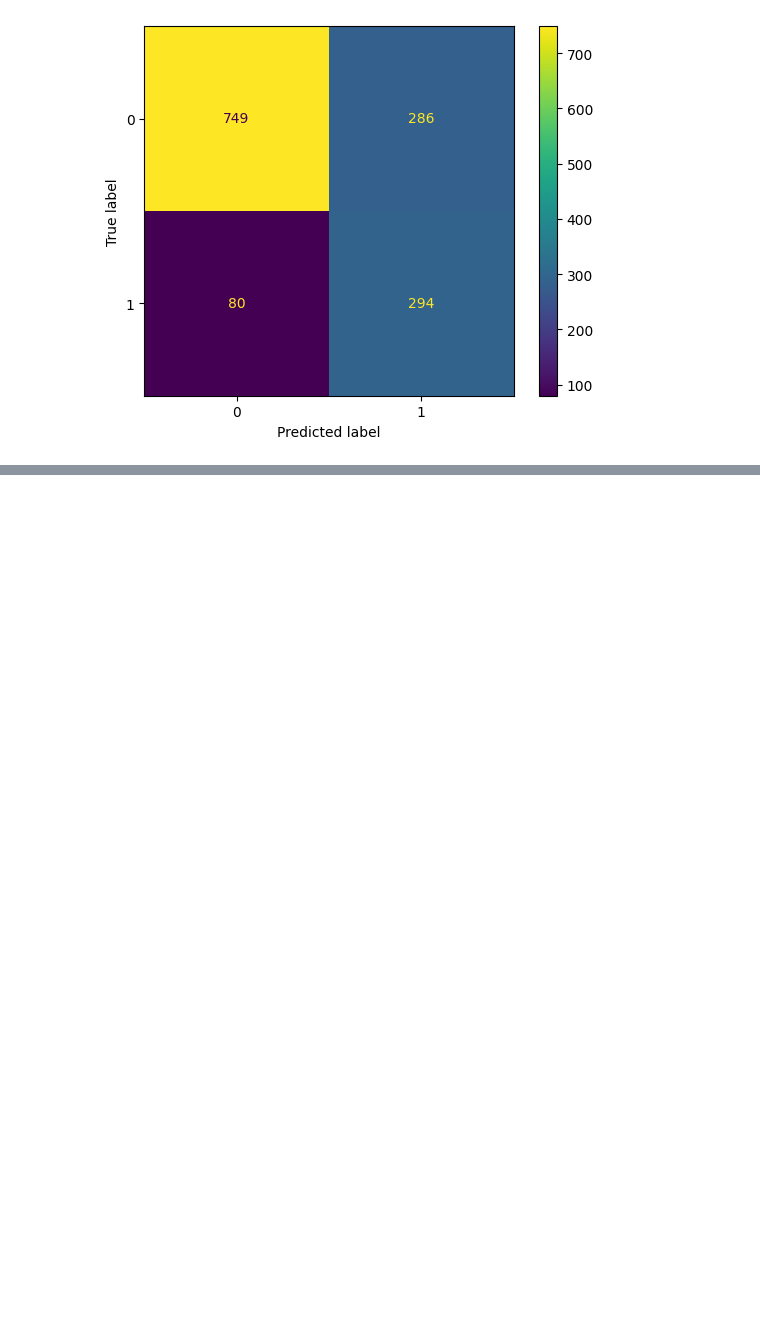
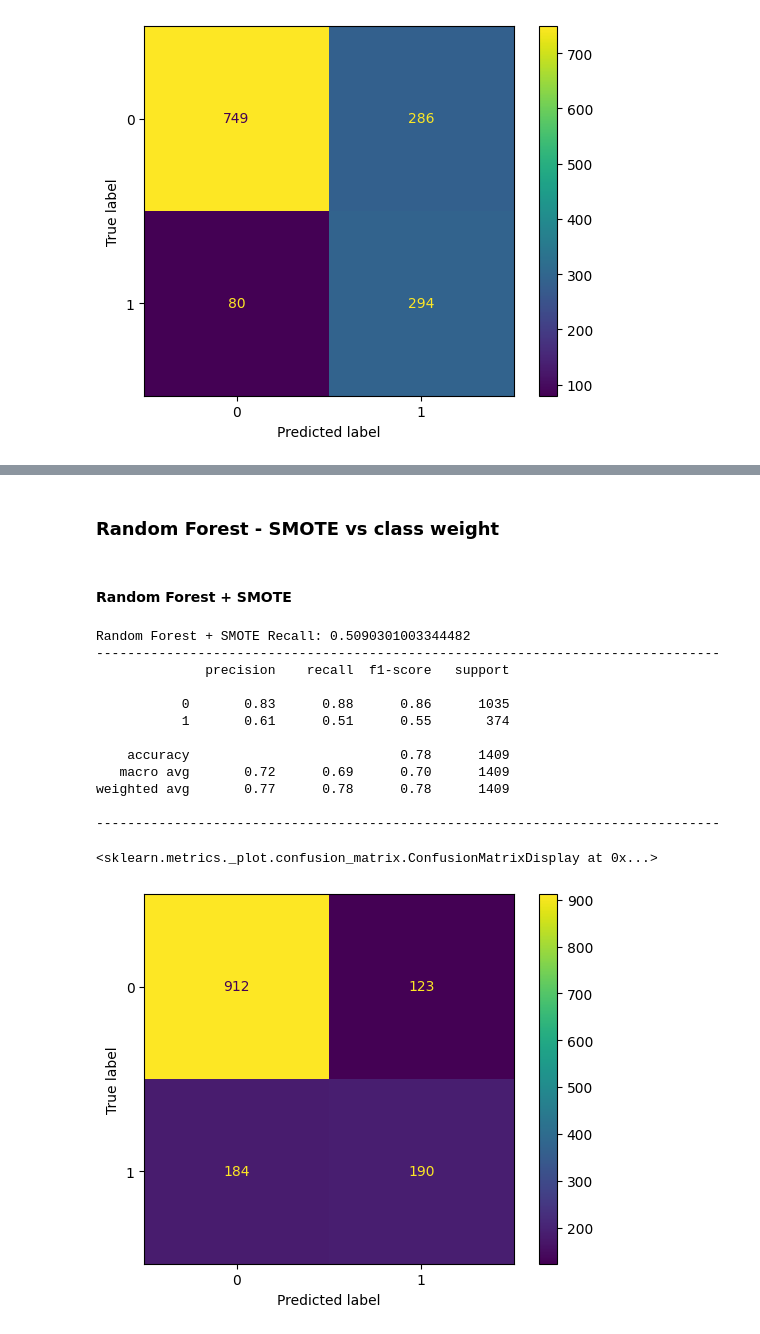
Before and after one commit to Anurag-Warthi/Machine-Learning-Projects, a Jupyter notebook: Machine Learning Projects/Customer Churn/Churn.ipynb, the cells around one changed output, grey strips where cells are left out. Cells and saved outputs as stored; diff of their text form; code cells hidden in the pictures; blank space fills up the shorter version.

```diff
--- a/Machine Learning Projects/Customer Churn/Churn.ipynb
+++ b/Machine Learning Projects/Customer Churn/Churn.ipynb
@@ -476,0 +563,40 @@ weighted avg       0.80      0.74      0.75      1409
+# %% [markdown]
+### Random Forest - SMOTE vs class weight
+# %% [markdown]
+#### Random Forest + SMOTE
+# %%
+rf_smote = Pipeline([
+    ('smote', SMOTE(random_state=42)),
+    ('model', RandomForestClassifier(random_state=42, n_estimators=200))
+])
+
+score_rf_smote = cross_val_score(
+    rf_smote, X_train, y_train, cv=cv, scoring='recall')
+
+print("Random Forest + SMOTE Recall:", score_rf_smote.mean())
+print("--"* 40)
+
+rf_smote.fit(X_train, y_train)
+y_pred = rf_smote.predict(X_test)
+
+print(classification_report(y_test, y_pred))
+print("--"* 40)
+
+cm = confusion_matrix(y_test, y_pred)
+disp = ConfusionMatrixDisplay(cm, display_labels=rf_smote.classes_)
+disp.plot()
+# %% [output]
+Random Forest + SMOTE Recall: 0.5090301003344482
+--------------------------------------------------------------------------------
+              precision    recall  f1-score   support
+
+           0       0.83      0.88      0.86      1035
+           1       0.61      0.51      0.55       374
+
+    accuracy                           0.78      1409
+   macro avg       0.72      0.69      0.70      1409
+weighted avg       0.77      0.78      0.78      1409
+
+--------------------------------------------------------------------------------
+<sklearn.metrics._plot.confusion_matrix.ConfusionMatrixDisplay at 0x...>
+[figure, added]
```
Also changed, not shown: parts of 14 cells of this notebook.
